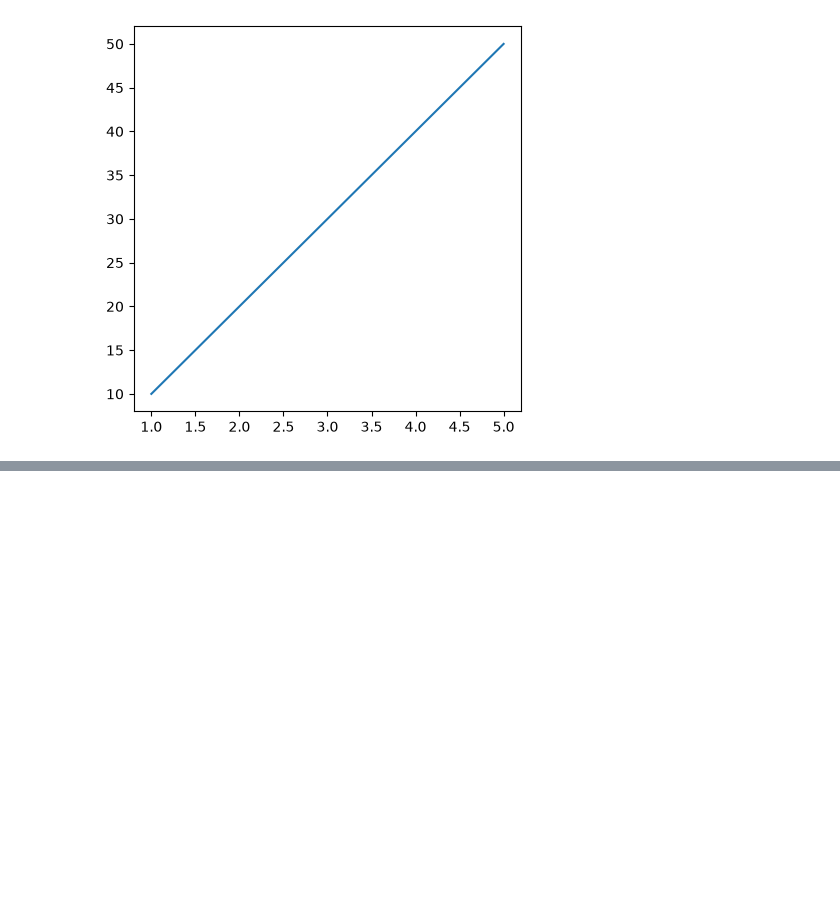
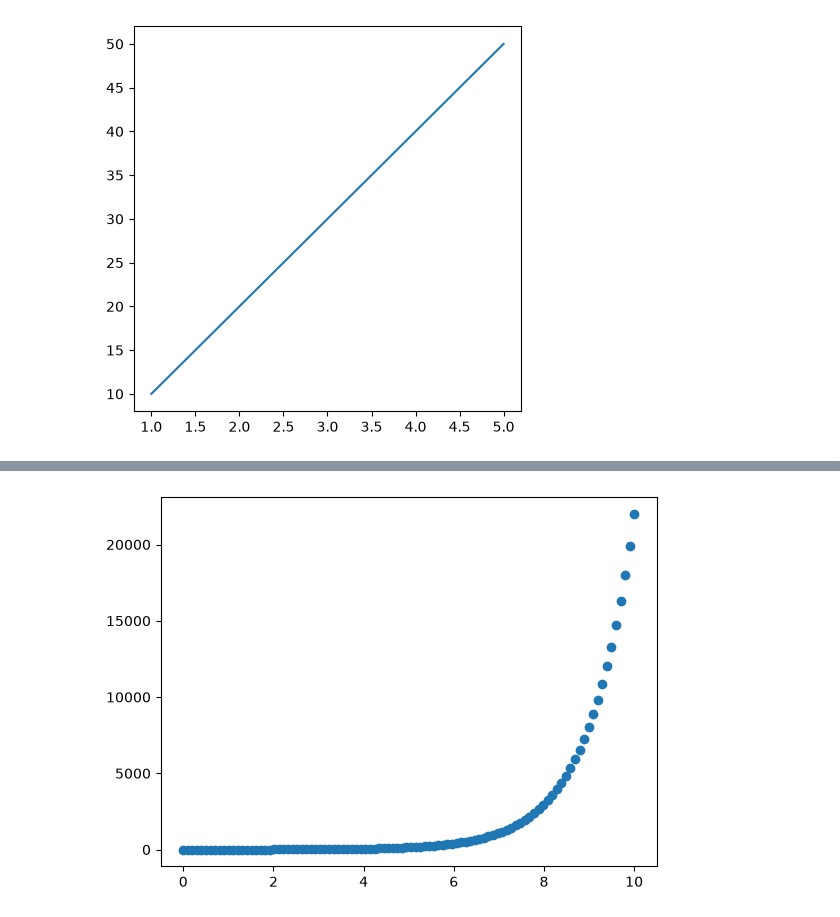
Before and after one commit to ayinde-xyz/ml-learn, a Jupyter notebook: matplotlib_learn.ipynb, the cells around one changed output, grey strips where cells are left out. Cells and saved outputs as stored; diff of their text form; code cells hidden in the pictures; blank space fills up the shorter version.

```diff
--- a/matplotlib_learn.ipynb
+++ b/matplotlib_learn.ipynb
@@ -49,0 +82,5 @@ fig.savefig("images/sample-plot.png", dpi=200)
+# %%
+fig, ax = plt.subplots()
+ax.scatter(x, np.exp(x));
+# %% [output]
+[figure, added]
```
Also changed, not shown: parts of 5 cells of this notebook.
